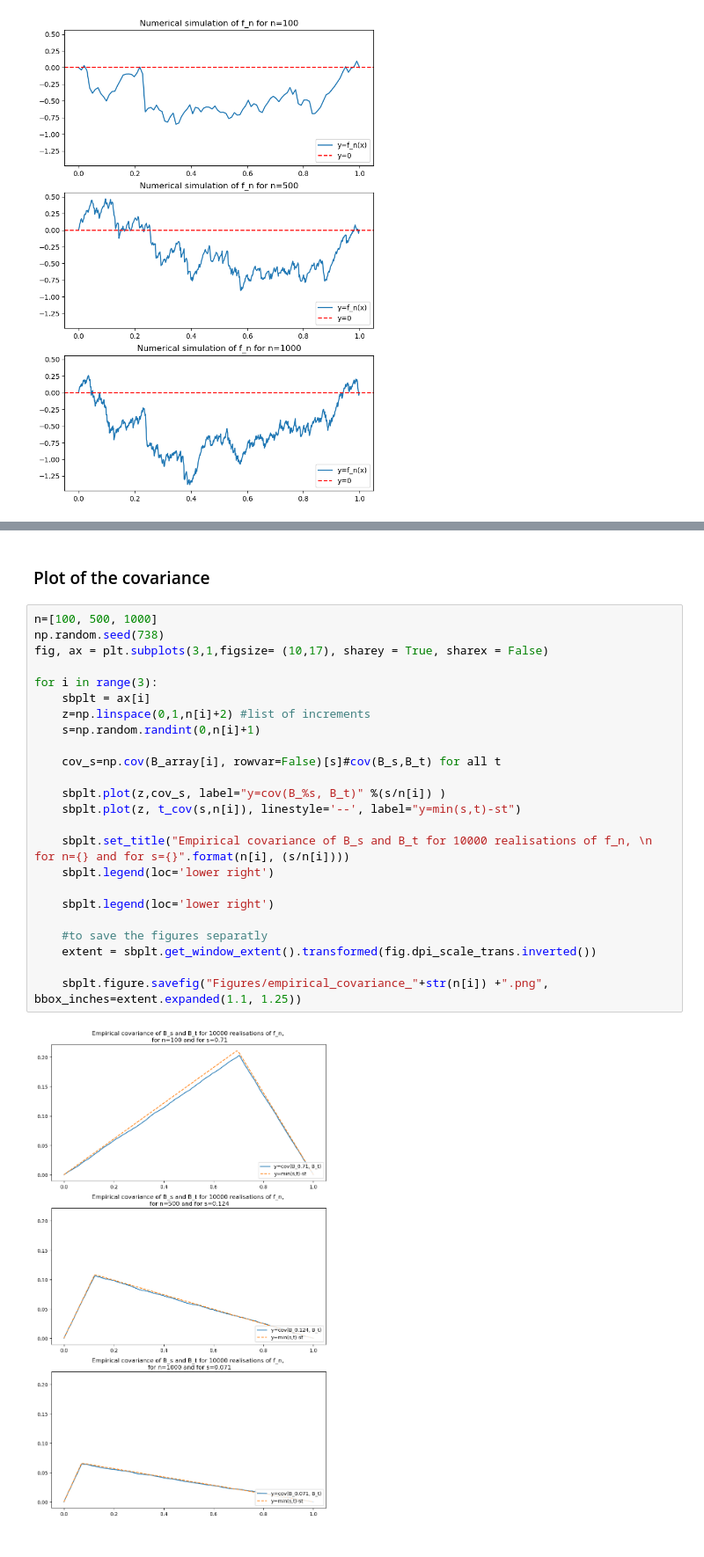
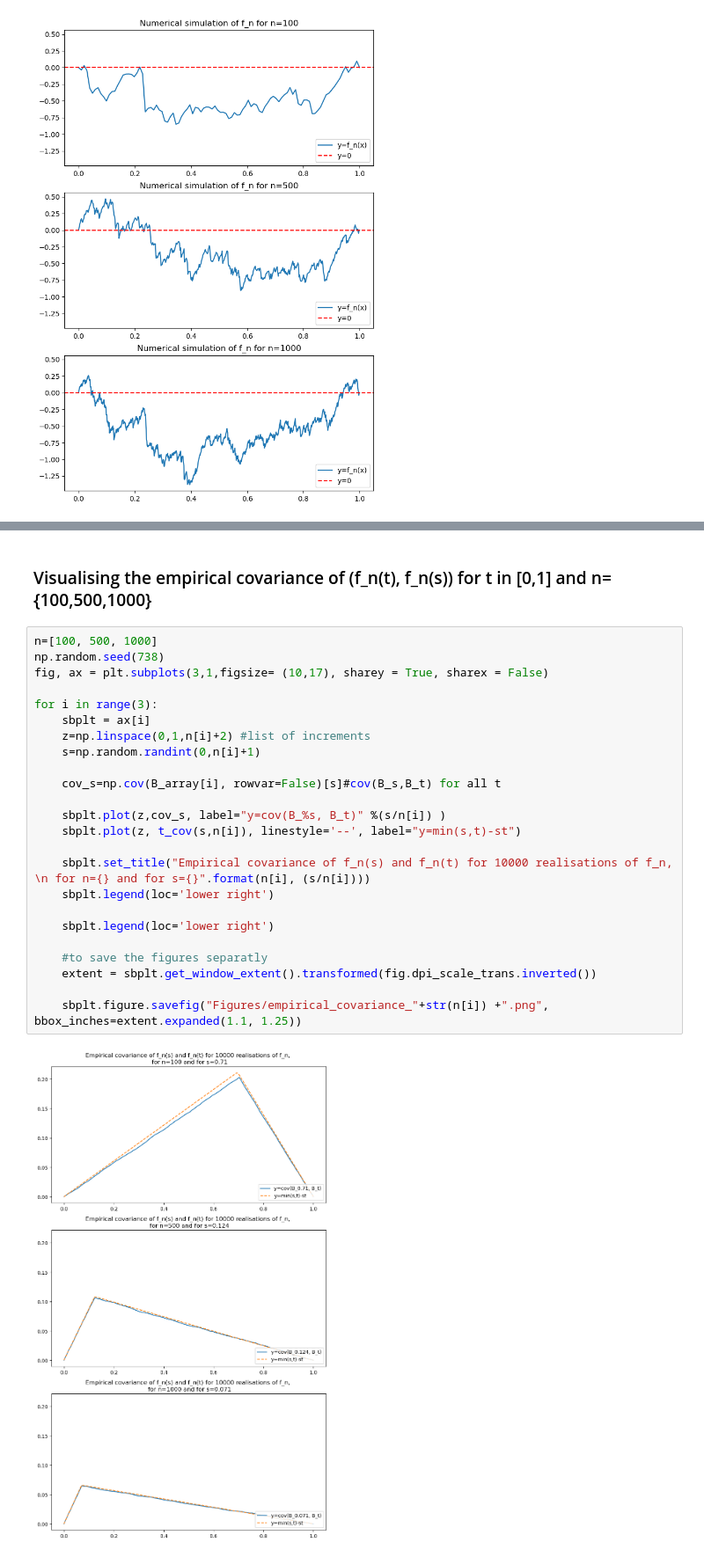
Before and after one commit to Armelle-h/Statistical_property_Optimal_Transport, a Jupyter notebook: Final_version.ipynb, the cells around one changed output, grey strips where cells are left out. Shown: that part at 88% size. Cells and saved outputs as stored; diff of their text form.

Commit message:
moved functions from dim_2 to helper dim_2 and fixed titles

```diff
--- a/Final_version.ipynb
+++ b/Final_version.ipynb
@@ -77,29 +77,29 @@ for i in range(3):
 # %% [markdown]
-### Plot of the covariance
+### Visualising the empirical covariance of (f_n(t), f_n(s)) for t in [0,1] and n={100,500,1000}
 # %%
 n=[100, 500, 1000]
 np.random.seed(738)
 fig, ax = plt.subplots(3,1,figsize= (10,17), sharey = True, sharex = False)
 
 for i in range(3):
     sbplt = ax[i]
     z=np.linspace(0,1,n[i]+2) #list of increments
     s=np.random.randint(0,n[i]+1)
 
     cov_s=np.cov(B_array[i], rowvar=False)[s]#cov(B_s,B_t) for all t
 
     sbplt.plot(z,cov_s, label="y=cov(B_%s, B_t)" %(s/n[i]) )
     sbplt.plot(z, t_cov(s,n[i]), linestyle='--', label="y=min(s,t)-st")
 
-    sbplt.set_title("Empirical covariance of B_s and B_t for 10000 realisations of f_n, \n for n={} and for s={}".format(n[i], (s/n[i])))
+    sbplt.set_title("Empirical covariance of f_n(s) and f_n(t) for 10000 realisations of f_n, \n for n={} and for s={}".format(n[i], (s/n[i])))
     sbplt.legend(loc='lower right')
 
     sbplt.legend(loc='lower right')
 
     #to save the figures separatly
     extent = sbplt.get_window_extent().transformed(fig.dpi_scale_trans.inverted())
 
     sbplt.figure.savefig("Figures/empirical_covariance_"+str(n[i]) +".png", bbox_inches=extent.expanded(1.1, 1.25))
 # %% [output]
-[figure, old version]
+[figure, new version]
 # %% [markdown]
```
Also changed, not shown: parts of 7 cells of this notebook, 7 other files.
